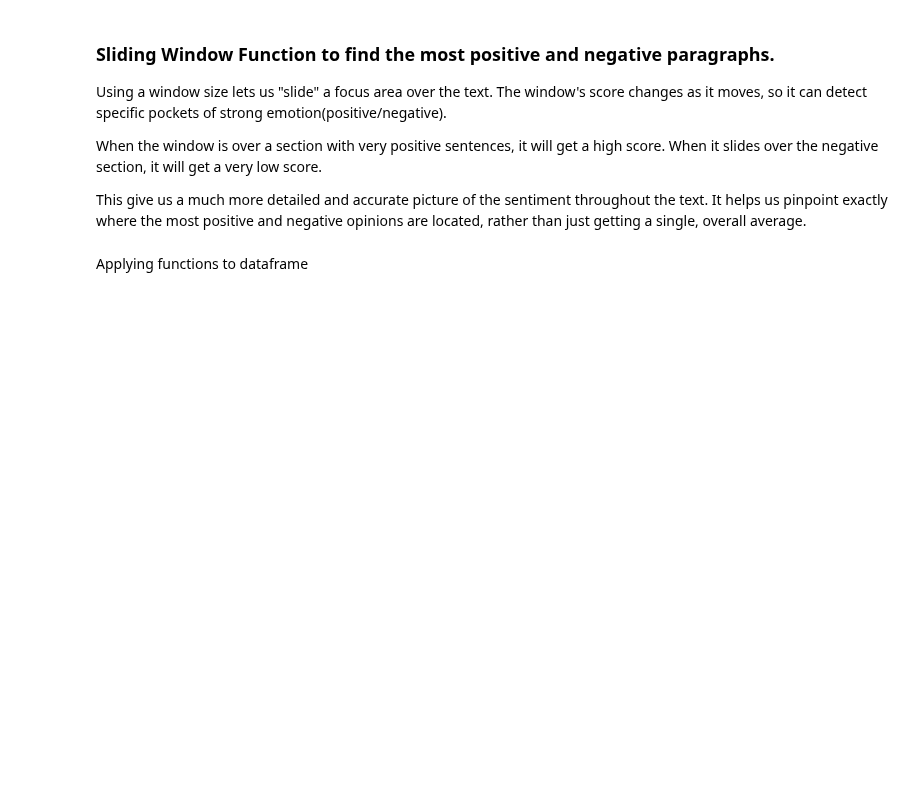
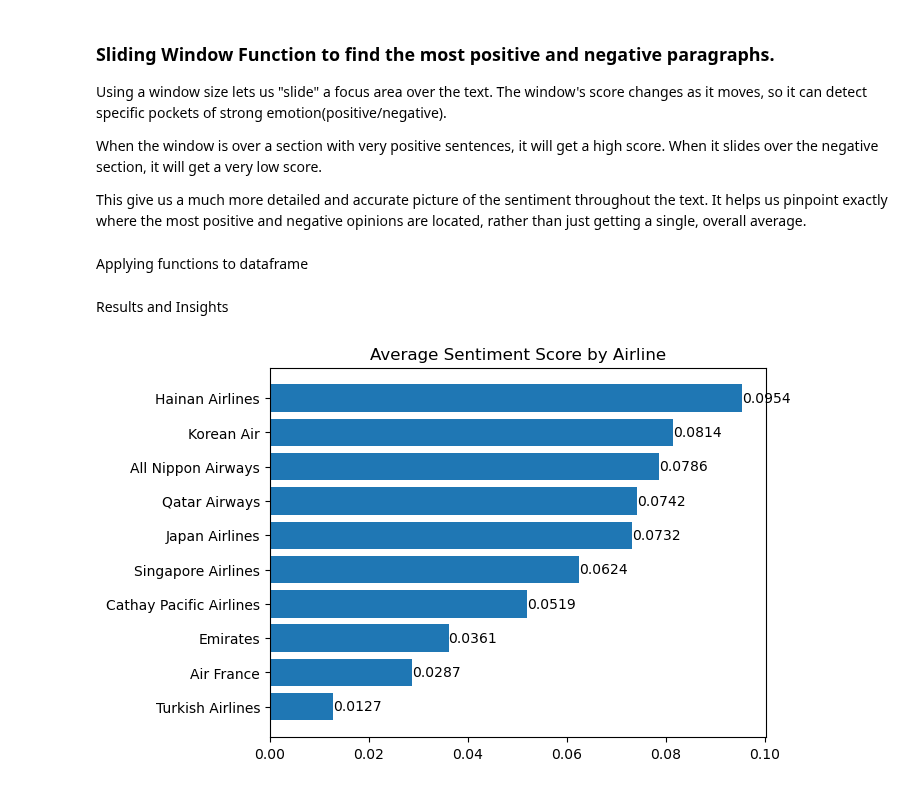
Before and after one commit to DyanelLancea/Airline-Review-Sentiement-Analysis, a Jupyter notebook: Airlines.ipynb, the cells around one changed output. Saved outputs shown, nothing was run; the diff lists cells and outputs as text; code cells hidden in the pictures; blank space fills up the shorter version.

Commit message:
added graphs for insights

```diff
--- a/Airlines.ipynb
+++ b/Airlines.ipynb
@@ -112,7 +112,7 @@ This function takes some text and returns a list of sentences. If you don’t gi
 def tokenize_sentences(text):
     if not isinstance(text, str):
         return []
-    return nltk.tonkenize.sent_tokenize(text)w
+    return nltk.tokenize.sent_tokenize(text)
 # %% [markdown]
 ### Function to calculate sentiment and normalization
 # %%
@@ -216,3 +216,18 @@ df['Most Positive Senctence'] = df['Extreme Senctences'].apply(lambda x: x[0]['s
 df['Most Positive Senctence Score'] = df['Extreme Senctences'].apply(lambda x: x[0]['score'])
 df['Most Negative Senctence'] = df['Extreme Senctences'].apply(lambda x: x[1]['sentence'])
 df['Most Negative Senctence Score'] = df['Extreme Senctences'].apply(lambda x: x[1]['score'])
+# %% [markdown]
+Results and Insights
+# %%
+import matplotlib.pyplot as plt
+df_mean =  df.groupby('Airlines')['Normalized Sentiment Score'].agg('mean').sort_values()
+
+fig, ax = plt.subplots()
+
+bx = ax.barh(df_mean.index, df_mean.values,label=df_mean.values)
+ax.bar_label(bx, fmt='%.4f')
+ax.set_title('Average Sentiment Score by Airline')
+
+plt.show()
+# %% [output]
+[figure, added]
```
Also changed, not shown: parts of 3 cells of this notebook.
